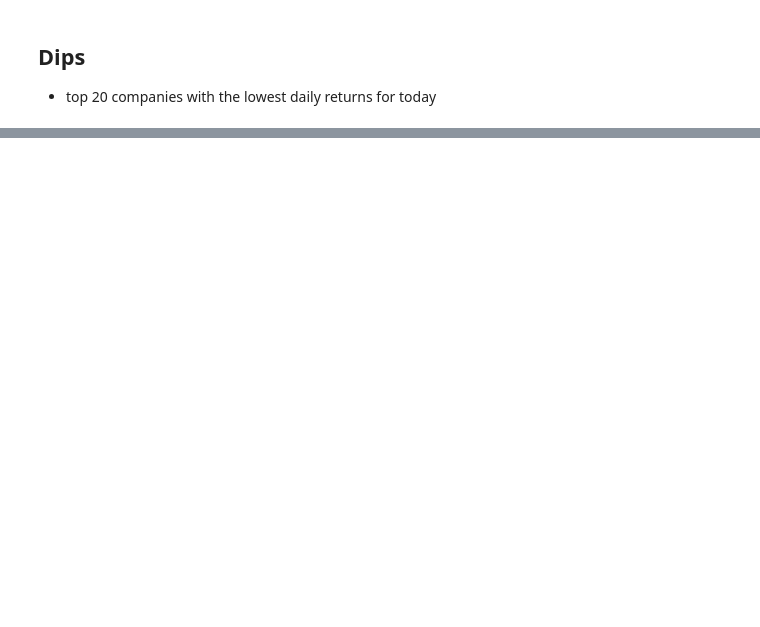
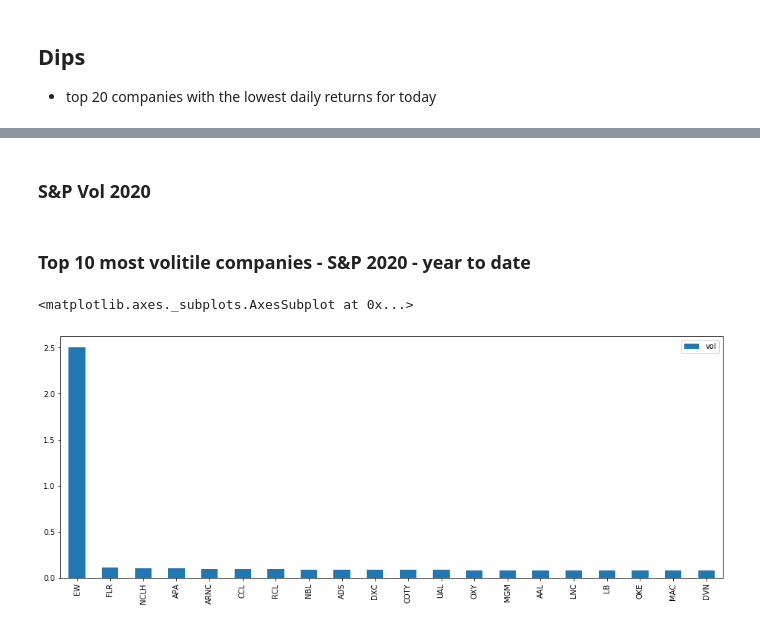
Before and after one commit to Berkat0789/Portfolio, a Jupyter notebook: Finance/S&P Daily Analysis - Returns/S&P and Nasdaq Daily returns analysis.ipynb, the cells around one changed output, grey strips where cells are left out. Saved outputs shown, nothing was run; the diff lists cells and outputs as text; code cells hidden in the pictures; blank space fills up the shorter version.

```diff
--- a/Finance/S&P Daily Analysis - Returns/S&P and Nasdaq Daily returns analysis.ipynb
+++ b/Finance/S&P Daily Analysis - Returns/S&P and Nasdaq Daily returns analysis.ipynb
@@ -222 +222,18 @@ INTC returns   -0.003783
 Name: 2020-06-03 00:00:00, dtype: float64
+# %% [markdown]
+### S&P Vol 2020
+# %%
+cols = [x for x in returns_df]
+# %%
+sandp_vol = []
+for x in returns_df.columns:
+    sandp_vol.append(returns_df[f"{x}"].std())
+# %%
+s_andp_volitility = pd.DataFrame(sandp_vol, index=cols, columns=["vol"])
+# %% [markdown]
+### Top 10 most volitile companies - S&P 2020 - year to date
+# %%
+s_andp_volitility.sort_values("vol", ascending = False).head(20).plot(kind = "bar", figsize = (16,6))
+# %% [output]
+<matplotlib.axes._subplots.AxesSubplot at 0x...>
+[figure, added]
```
Also changed, not shown: parts of 14 cells of this notebook, 4 other files.
